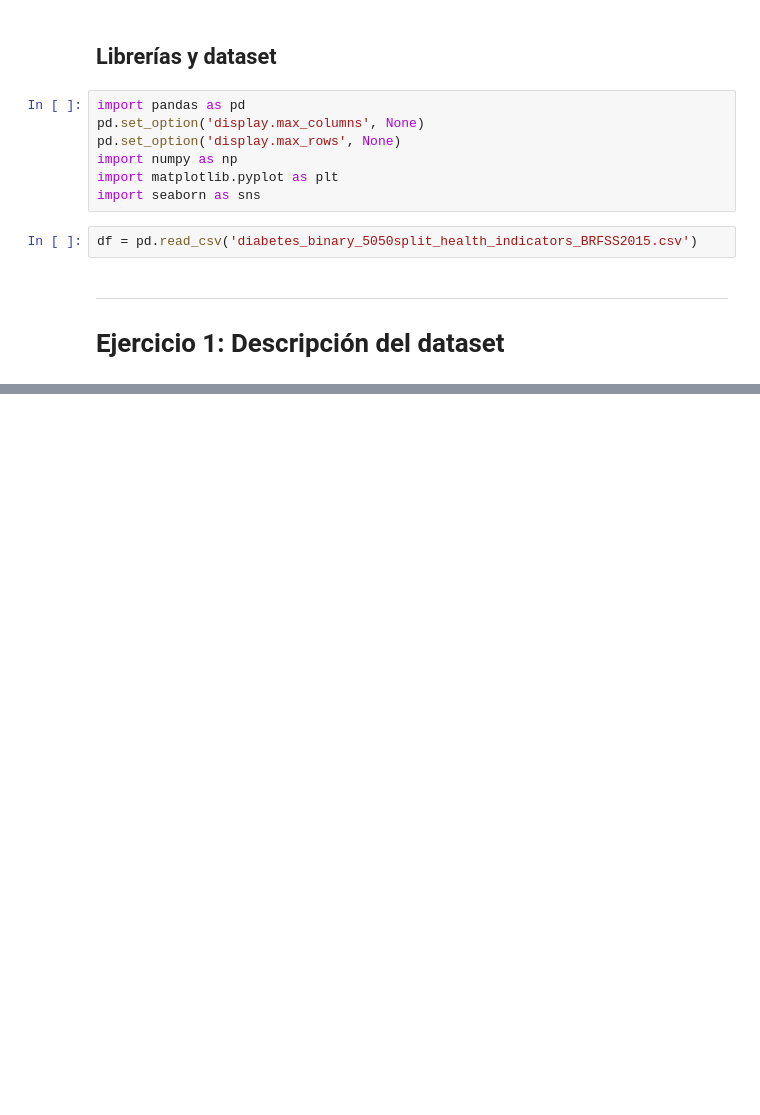
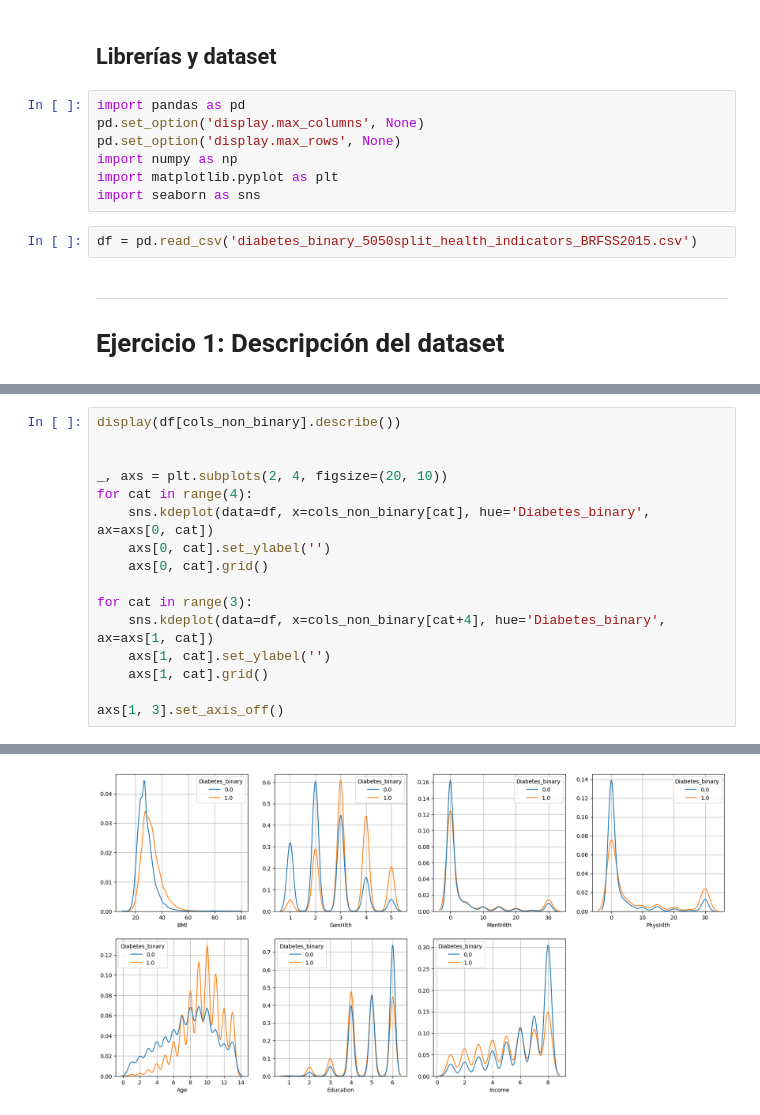
Before and after one commit to Cheva94/Diplo_Opt, a Jupyter notebook: 3_DL/Lab1/Resolución_Lab1.ipynb, the cells around one changed output, grey strips where cells are left out. Drawn from its saved outputs; the diff is of its cells as text; blank space fills up the shorter version.

```diff
--- a/3_DL/Lab1/Resolución_Lab1.ipynb
+++ b/3_DL/Lab1/Resolución_Lab1.ipynb
@@ -38,0 +156,17 @@ df.head()
+# %%
+display(df[cols_non_binary].describe())
+
+
+_, axs = plt.subplots(2, 4, figsize=(20, 10))
+for cat in range(4):
+    sns.kdeplot(data=df, x=cols_non_binary[cat], hue='Diabetes_binary', ax=axs[0, cat])
+    axs[0, cat].set_ylabel('')
+    axs[0, cat].grid()
+
+for cat in range(3):
+    sns.kdeplot(data=df, x=cols_non_binary[cat+4], hue='Diabetes_binary', ax=axs[1, cat])
+    axs[1, cat].set_ylabel('')
+    axs[1, cat].grid()
+
+axs[1, 3].set_axis_off()
+# %% [output]
@@ -38,0 +182 @@ df.head()
+[figure, added]
```
Also changed, not shown: parts of 9 cells of this notebook.
